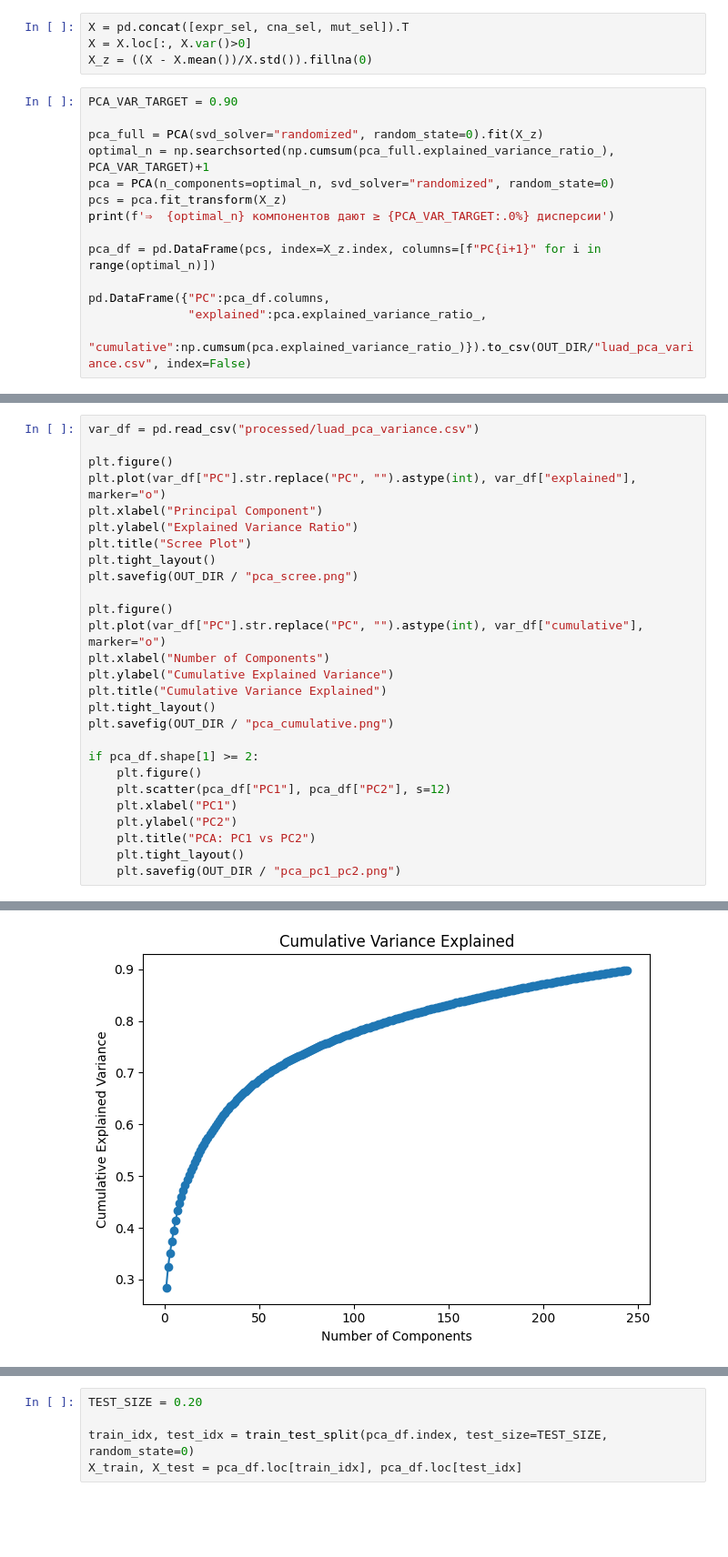
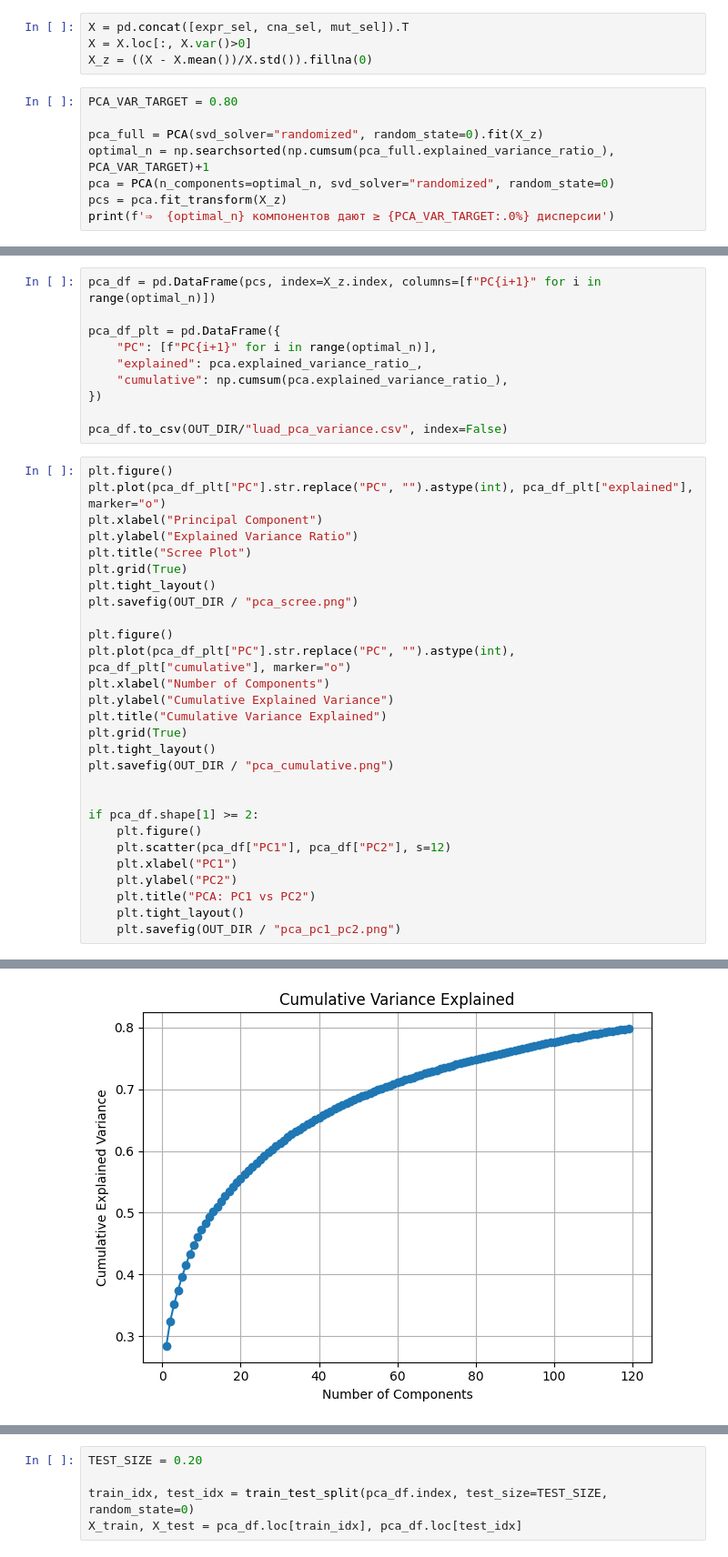
Before and after one commit to Dilijorwen/Education, a Jupyter notebook: projects/Course/Course.ipynb, the cells around one changed output, grey strips where cells are left out. Shown at 91% size. Drawn from its saved outputs; the diff is of its cells as text; blank space fills up the shorter version.

```diff
--- a/projects/Course/Course.ipynb
+++ b/projects/Course/Course.ipynb
@@ -72,17 +72,11 @@ X = pd.concat([expr_sel, cna_sel, mut_sel]).T
 X = X.loc[:, X.var()>0]
 X_z = ((X - X.mean())/X.std()).fillna(0)
 # %%
-PCA_VAR_TARGET = 0.90
+PCA_VAR_TARGET = 0.80
 
 pca_full = PCA(svd_solver="randomized", random_state=0).fit(X_z)
 optimal_n = np.searchsorted(np.cumsum(pca_full.explained_variance_ratio_), PCA_VAR_TARGET)+1
 pca = PCA(n_components=optimal_n, svd_solver="randomized", random_state=0)
 pcs = pca.fit_transform(X_z)
 print(f'⇒  {optimal_n} компонентов дают ≥ {PCA_VAR_TARGET:.0%} дисперсии')
-
-pca_df = pd.DataFrame(pcs, index=X_z.index, columns=[f"PC{i+1}" for i in range(optimal_n)])
-
-pd.DataFrame({"PC":pca_df.columns,
-              "explained":pca.explained_variance_ratio_,
-              "cumulative":np.cumsum(pca.explained_variance_ratio_)}).to_csv(OUT_DIR/"luad_pca_variance.csv", index=False)
 # %% [output]
@@ -90,21 +84,32 @@ pd.DataFrame({"PC":pca_df.columns,
+# %%
+pca_df = pd.DataFrame(pcs, index=X_z.index, columns=[f"PC{i+1}" for i in range(optimal_n)])
+
+pca_df_plt = pd.DataFrame({
+    "PC": [f"PC{i+1}" for i in range(optimal_n)],
+    "explained": pca.explained_variance_ratio_,
+    "cumulative": np.cumsum(pca.explained_variance_ratio_),
+})
+
+pca_df.to_csv(OUT_DIR/"luad_pca_variance.csv", index=False)
 # %%
-var_df = pd.read_csv("processed/luad_pca_variance.csv")
-
 plt.figure()
-plt.plot(var_df["PC"].str.replace("PC", "").astype(int), var_df["explained"], marker="o")
+plt.plot(pca_df_plt["PC"].str.replace("PC", "").astype(int), pca_df_plt["explained"], marker="o")
 plt.xlabel("Principal Component")
 plt.ylabel("Explained Variance Ratio")
 plt.title("Scree Plot")
+plt.grid(True)
 plt.tight_layout()
 plt.savefig(OUT_DIR / "pca_scree.png")
 
 plt.figure()
-plt.plot(var_df["PC"].str.replace("PC", "").astype(int), var_df["cumulative"], marker="o")
+plt.plot(pca_df_plt["PC"].str.replace("PC", "").astype(int), pca_df_plt["cumulative"], marker="o")
 plt.xlabel("Number of Components")
 plt.ylabel("Cumulative Explained Variance")
 plt.title("Cumulative Variance Explained")
+plt.grid(True)
 plt.tight_layout()
 plt.savefig(OUT_DIR / "pca_cumulative.png")
+
 
 if pca_df.shape[1] >= 2:
     plt.figure()
@@ -119,4 +124,4 @@ if pca_df.shape[1] >= 2:
-[figure, old version]
+[figure, new version]
 [figure]
 # %%
 TEST_SIZE = 0.20
```
Also changed, not shown: parts of 12 cells of this notebook, 1 other file.
